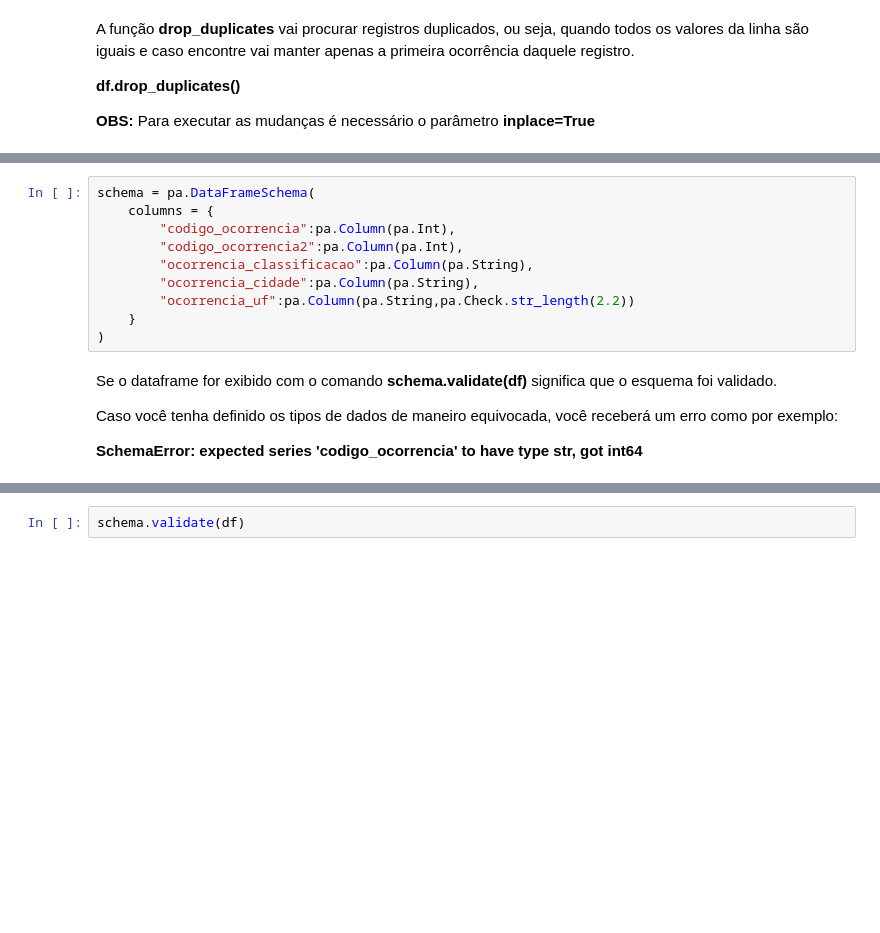
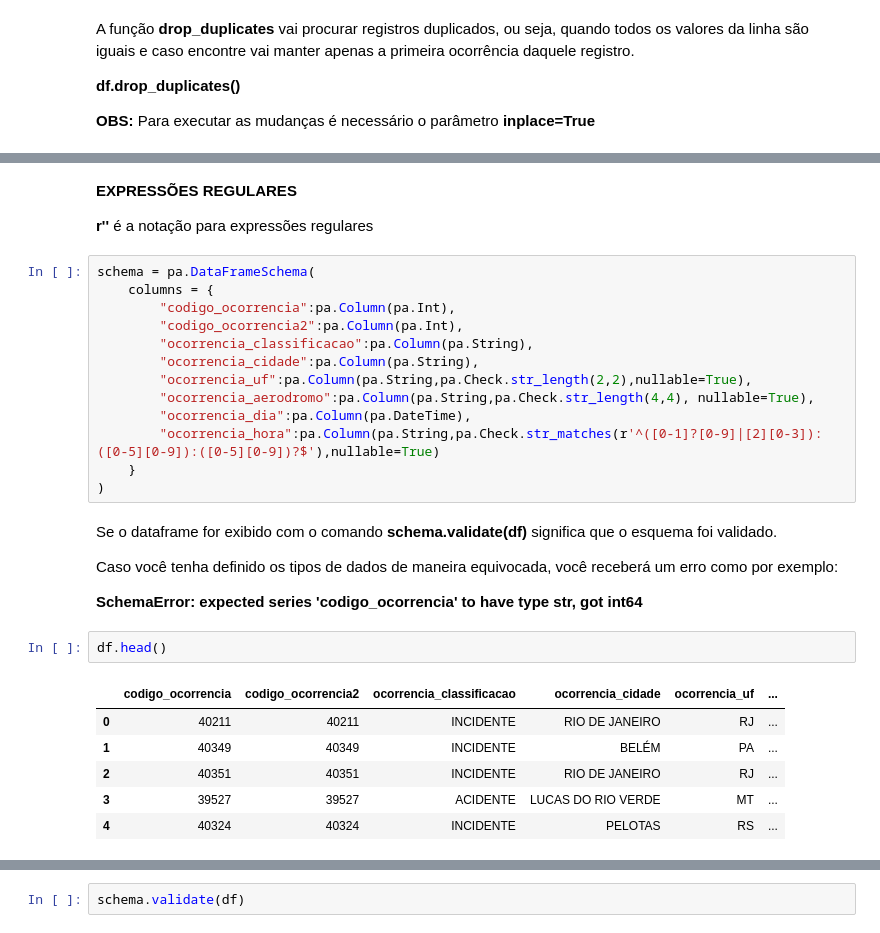
Before and after one commit to pedroh6s/Conhecendo-o-PANDAS, a Jupyter notebook: Roteiro_projeto_básico.ipynb, the cells around one changed output, grey strips where cells are left out. Saved outputs shown, nothing was run; the diff lists cells and outputs as text; blank space fills up the shorter version.

```diff
--- a/Roteiro_projeto_básico.ipynb
+++ b/Roteiro_projeto_básico.ipynb
@@ -153,3 +201,7 @@ Podemos verificar a quantidade de dígitos em uma coluna usando os parâmetros:
+# %% [markdown]
+**EXPRESSÕES REGULARES**
+
+**r''** é a notação para expressões regulares
 # %%
 schema = pa.DataFrameSchema(
     columns = {
@@ -157,12 +209,24 @@ schema = pa.DataFrameSchema(
         "codigo_ocorrencia2":pa.Column(pa.Int),
         "ocorrencia_classificacao":pa.Column(pa.String),
         "ocorrencia_cidade":pa.Column(pa.String),
-        "ocorrencia_uf":pa.Column(pa.String,pa.Check.str_length(2.2))
+        "ocorrencia_uf":pa.Column(pa.String,pa.Check.str_length(2,2),nullable=True),
+        "ocorrencia_aerodromo":pa.Column(pa.String,pa.Check.str_length(4,4), nullable=True),
+        "ocorrencia_dia":pa.Column(pa.DateTime),
+        "ocorrencia_hora":pa.Column(pa.String,pa.Check.str_matches(r'^([0-1]?[0-9]|[2][0-3]):([0-5][0-9]):([0-5][0-9])?$'),nullable=True)
     }
 )
 # %% [markdown]
 Se o dataframe for exibido com o comando **schema.validate(df)** significa que o esquema foi validado.
 
-Caso você tenha definido os tipos de dados de maneiro equivocada, você receberá um erro como por exemplo:
+Caso você tenha definido os tipos de dados de maneira equivocada, você receberá um erro como por exemplo:
 
  **SchemaError: expected series 'codigo_ocorrencia' to have type str, got int64**
+# %%
+df.head()
+# %% [output]
+|  | codigo_ocorrencia | codigo_ocorrencia2 | ocorrencia_classificacao | ocorrencia_cidade | ocorrencia_uf | ... |
+| 0 | 40211 | 40211 | INCIDENTE | RIO DE JANEIRO | RJ | ... |
+| 1 | 40349 | 40349 | INCIDENTE | BELÉM | PA | ... |
+| 2 | 40351 | 40351 | INCIDENTE | RIO DE JANEIRO | RJ | ... |
+| 3 | 39527 | 39527 | ACIDENTE | LUCAS DO RIO VERDE | MT | ... |
+| 4 | 40324 | 40324 | INCIDENTE | PELOTAS | RS | ... |
```
Also changed, not shown: parts of 27 cells of this notebook.
